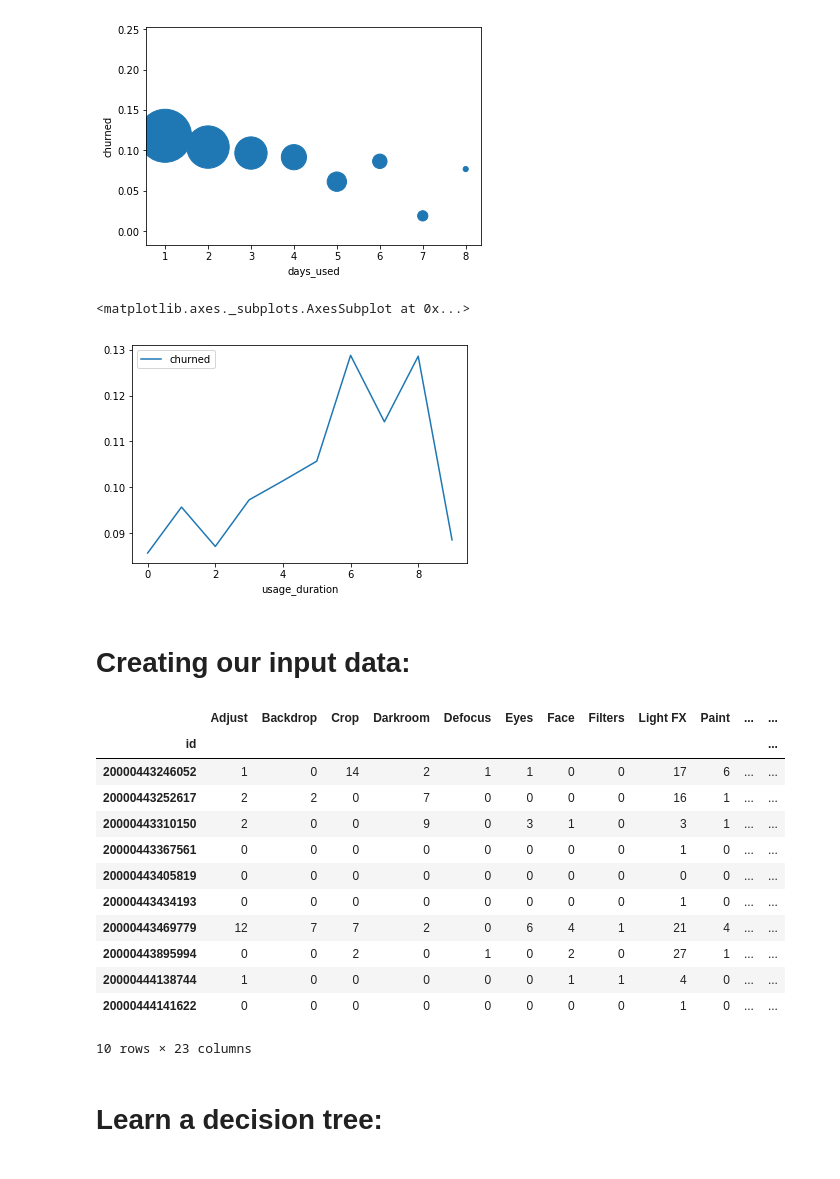
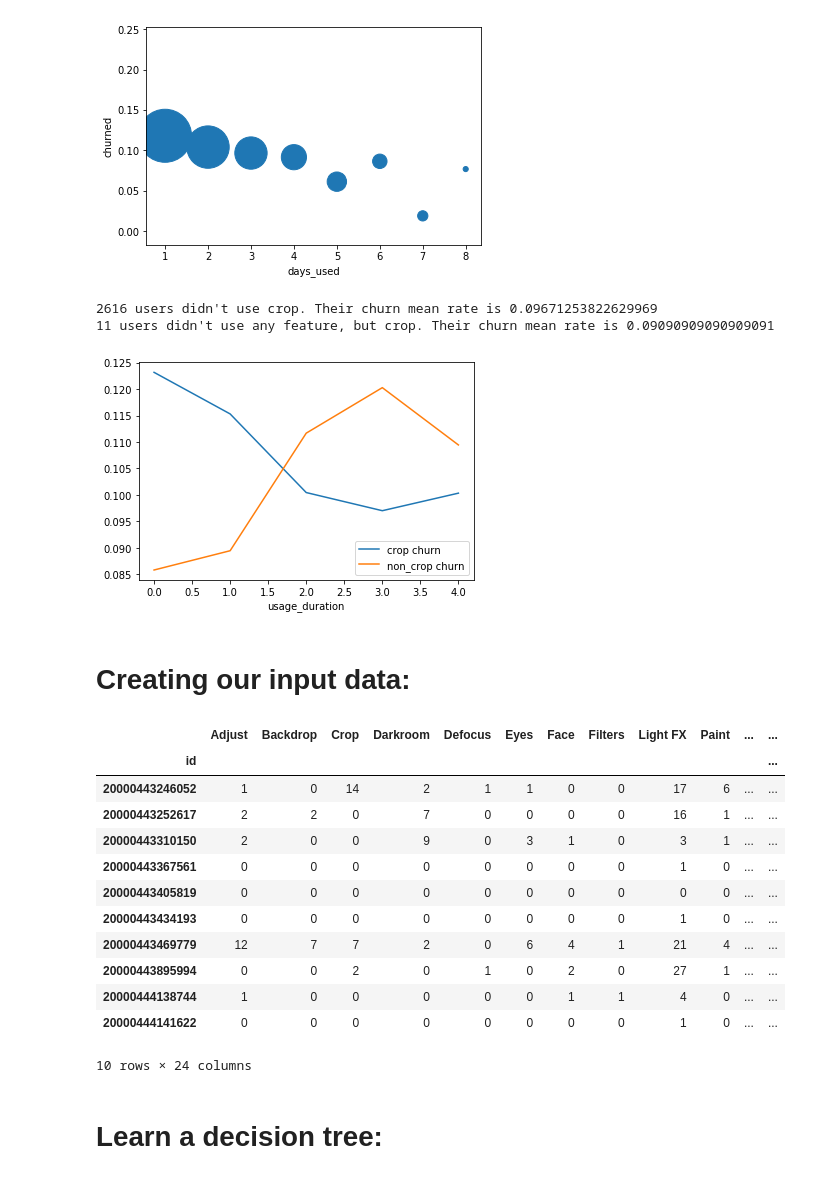
Before and after one commit to obruker/datahack, a Jupyter notebook: datahack_2018.ipynb, the cells around one changed output. Drawn from its saved outputs; the diff is of its cells as text; code cells hidden in the pictures.

Commit message:
separate crop from usage duration (quickness) feature

```diff
--- a/datahack_2018.ipynb
+++ b/datahack_2018.ipynb
@@ -187,20 +187,40 @@ group_size = grouped['id'].count().to_frame()
 mean_churn.plot.scatter(x='days_used', y='churned', s=group_size, rot=1);
 # %% [output]
 [figure]
-# %%
-# usage duration analysis:
-def analyze_usage_duration(_df_usage):
-    usage_duration = _df_usage.loc[:,('id','usage_duration')]
-    usage_duration = usage_duration.groupby(['id'])['usage_duration'].quantile(0.70).to_frame()
-    usage_duration['usage_duration'] = pd.qcut(usage_duration['usage_duration'], 10, labels=False)
-    return usage_duration
-
-user_speed = analyze_usage_duration(df_usage).merge(df_users.set_index('id')[['churned']], on='id')
-user_speed = user_speed.groupby(['usage_duration'])['churned'].mean().reset_index()
-user_speed.set_index('usage_duration').plot.line()
-# %% [output]
-<matplotlib.axes._subplots.AxesSubplot at 0x...>
-[figure, removed]
+# %%
+# usage duration analysis:
+# users spending more time on features tend to churn, except crop.
+def analyze_usage_duration(_df_usage, bins=None):
+    usage_duration = _df_usage.loc[:,('id','usage_duration')]
+    usage_duration = usage_duration.groupby(['id'])['usage_duration'].quantile(0.75).to_frame()
+    if bins is None:
+        return pd.qcut(usage_duration['usage_duration'], 5, retbins=True, labels=False)
+    else:
+        return pd.cut(usage_duration['usage_duration'], bins=bins, labels=False, include_lowest=True)
+
+def create_mean_churn_by_usage_duration(_user_usage_duration, feature_name):
+    _user_usage_duration = _user_usage_duration.to_frame().merge(df_users.set_index('id')[['churned']], on='id')
+    _user_usage_duration = _user_usage_duration.groupby(['usage_duration'])['churned'].mean().reset_index()
+    _user_usage_duration.rename(columns={'churned' : feature_name + ' churn'}, inplace=True)
+    return _user_usage_duration
+
+crop_usage_duration, crop_bins = analyze_usage_duration(df_usage[(df_usage.feature_name=='Crop')])
+non_crop_usage_duration, non_crop_bins = analyze_usage_duration(df_usage[(df_usage.feature_name!='Crop')])
+
+churn_by_crop_usage_duration = create_mean_churn_by_usage_duration(crop_usage_duration, 'crop').set_index('usage_duration')
+churn_by_non_crop_usage_duration = create_mean_churn_by_usage_duration(non_crop_usage_duration, 'non_crop').set_index('usage_duration')
+churn_by_usage_duration = churn_by_crop_usage_duration.join(churn_by_non_crop_usage_duration, on='usage_duration', how='left')
+churn_by_usage_duration.plot.line()
+
+# also examine what is the churn rate of users not using those features
+users_not_using_crop = df_users.set_index('id').drop(crop_usage_duration.index)
+print("{0} users didn't use crop. Their churn mean rate is {1}".format(len(users_not_using_crop.index), users_not_using_crop['churned'].mean()))
+users_using_only_crop = df_users.set_index('id').drop(non_crop_usage_duration.index)
+print("{0} users didn't use any feature, but crop. Their churn mean rate is {1}".format(len(users_using_only_crop.index), users_using_only_crop['churned'].mean()))
+# %% [output]
+2616 users didn't use crop. Their churn mean rate is 0.09671253822629969
+11 users didn't use any feature, but crop. Their churn mean rate is 0.09090909090909091
+[figure, added]
 # %% [markdown]
 # Creating our input data:
 # %%
@@ -221,18 +241,25 @@ def prepare_features(_df_users, _df_usage, _user_daily_engagement=None):
     accepted_rate = _df_usage.groupby(['id'])['accepted'].mean().to_frame()
     features = features.join(accepted_rate, how='left')
 
-    #add iphone/ipad users
+    #add iphone/ipad users:
     _df_users['is_ipad_device'] = _df_users['initial_device'].apply(is_ipad)
     _df_users['user_seniority'] = _df_users['installation_date'].apply(user_seniority)
     features = features.merge(_df_users.set_index('id')[['is_ipad_device','user_seniority']], on='id', how='left')
 
-    #add user daily engagement
+    #add user daily engagement:
     if _user_daily_engagement is None:
         _user_daily_engagement = analyze_daily_engagement(_df_usage)
     features = features.merge(_user_daily_engagement.set_index('id')[['days_used']], on='id', how='left')
 
-    #add user's usage duration level
-    features = features.merge(analyze_usage_duration(_df_usage)[['usage_duration']], on='id', how='left')
+    #add user's usage duration for crop and non-crop (bucket, not the actual duration)
+    crop_usage_duration = analyze_usage_duration(_df_usage[(_df_usage.feature_name=='Crop')], crop_bins).to_frame()
+    crop_usage_duration.rename(columns={'usage_duration':'crop_usage_duration'}, inplace=True)
+    features = features.merge(crop_usage_duration[['crop_usage_duration']], on='id', how='left')
+    features.fillna(4, inplace=True)
+    non_crop_usage_duration = analyze_usage_duration(_df_usage[(_df_usage.feature_name!='Crop')], non_crop_bins).to_frame()
+    non_crop_usage_duration.rename(columns={'usage_duration':'paint_usage_duration'}, inplace=True)
+    features = features.merge(non_crop_usage_duration[['paint_usage_duration']], on='id', how='left')
+    features.fillna(0, inplace=True)
 
     return features
 
@@ -256,7 +283,7 @@ users_usage_summaries.head(10)
 | 20000443895994 | 0 | 0 | 2 | 0 | 1 | 0 | 2 | 0 | 27 | 1 | ... | ... |
 | 20000444138744 | 1 | 0 | 0 | 0 | 0 | 0 | 1 | 1 | 4 | 0 | ... | ... |
 | 20000444141622 | 0 | 0 | 0 | 0 | 0 | 0 | 0 | 0 | 1 | 0 | ... | ... |
-10 rows × 23 columns
+10 rows × 24 columns
 # %% [markdown]
 # Learn a decision tree:
 # %%
```
Also changed, not shown: parts of 2 cells of this notebook, 1 other file.
